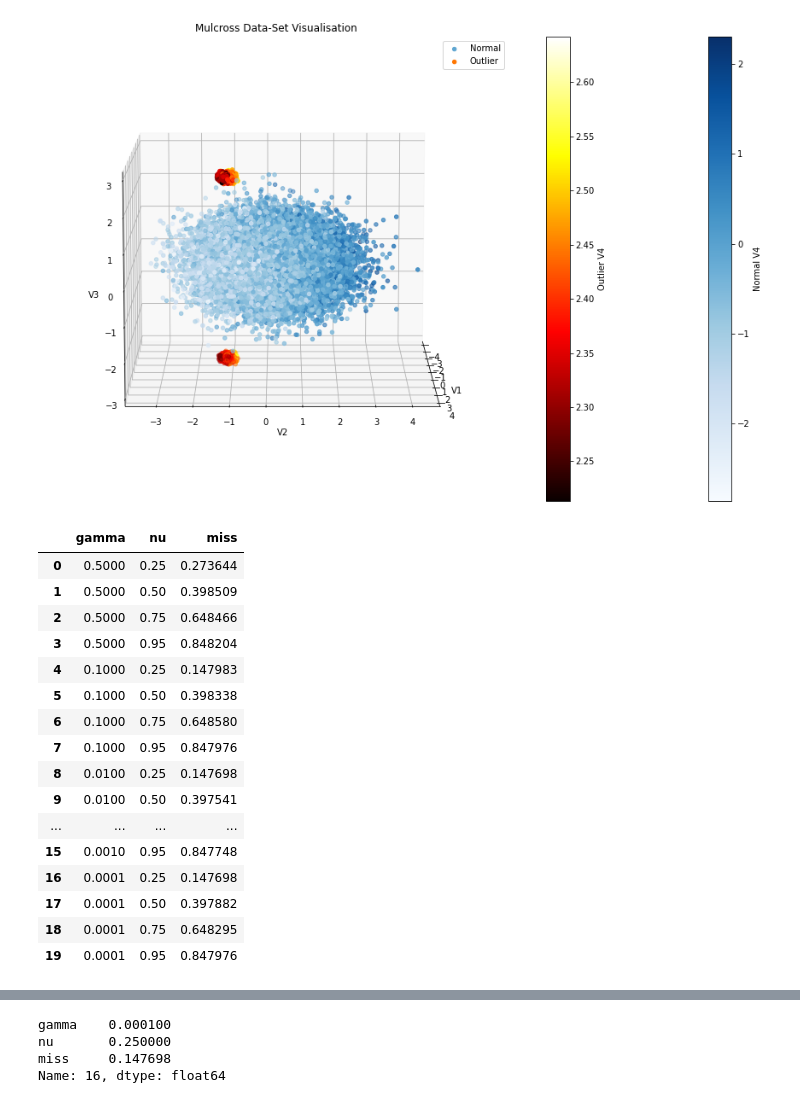
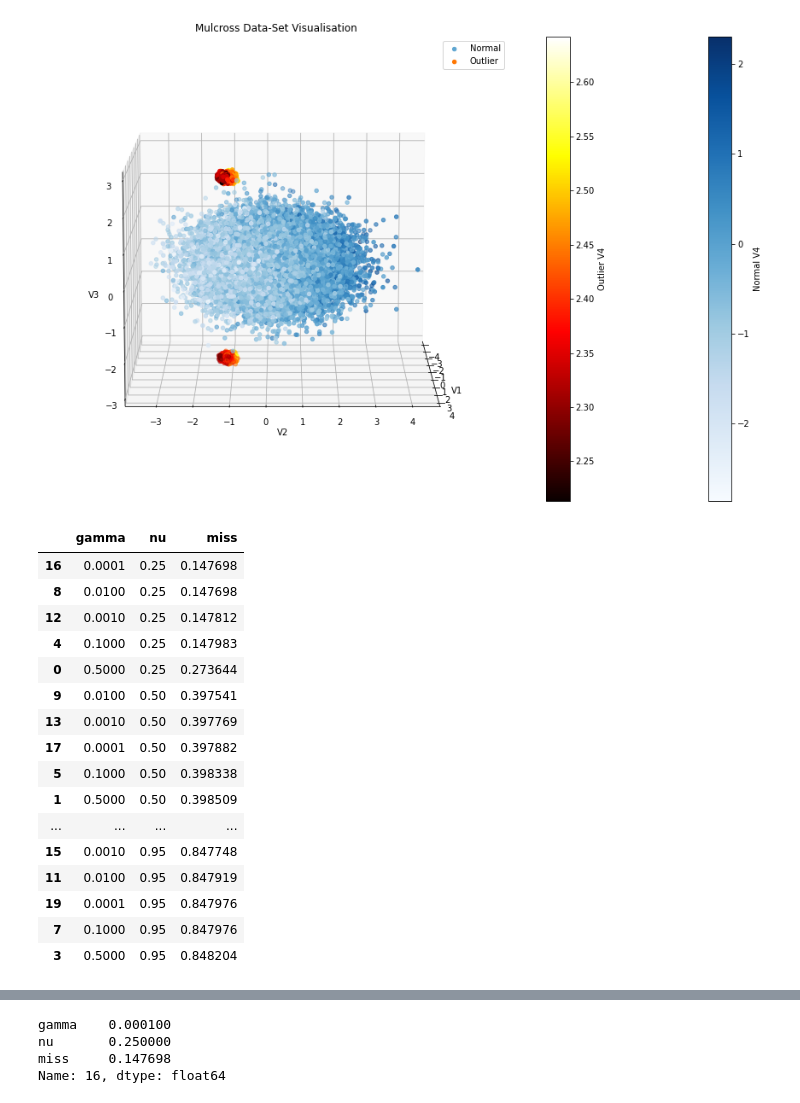
Before and after one commit to MegaCookies88/ML-Project-OutlierDetection, a Jupyter notebook: SVM_mulcross.ipynb, the cells around one changed output, grey strips where cells are left out. Saved outputs shown, nothing was run; the diff lists cells and outputs as text; code cells hidden in the pictures.

```diff
--- a/SVM_mulcross.ipynb
+++ b/SVM_mulcross.ipynb
@@ -122,22 +123,27 @@ p_tab = pd.DataFrame(columns=['gamma','nu','miss'])
 for i in range(0,len(results)):
     p_tab.loc[len(p_tab)] = [inputs[i][0], inputs[i][1], results[i]]
 
-p_tab
+p_tab.to_csv(r'outputs/p_tab.csv', index=False)
-# %% [output]
-|  | gamma | nu | miss |
-| 0 | 0.5000 | 0.25 | 0.273644 |
-| 1 | 0.5000 | 0.50 | 0.398509 |
-| 2 | 0.5000 | 0.75 | 0.648466 |
-| 3 | 0.5000 | 0.95 | 0.848204 |
-| 4 | 0.1000 | 0.25 | 0.147983 |
-| 5 | 0.1000 | 0.50 | 0.398338 |
-| 6 | 0.1000 | 0.75 | 0.648580 |
-| 7 | 0.1000 | 0.95 | 0.847976 |
-| 8 | 0.0100 | 0.25 | 0.147698 |
-| 9 | 0.0100 | 0.50 | 0.397541 |
-| ... | ... | ... | ... |
-| 15 | 0.0010 | 0.95 | 0.847748 |
-| 16 | 0.0001 | 0.25 | 0.147698 |
-| 17 | 0.0001 | 0.50 | 0.397882 |
-| 18 | 0.0001 | 0.75 | 0.648295 |
-| 19 | 0.0001 | 0.95 | 0.847976 |
+# %%
+# Loading the results if already computed
+p_tab = pd.read_csv(r'outputs/p_tab.csv')
+
+p_tab.sort_values(by='miss')
+# %% [output]
+|  | gamma | nu | miss |
+| 16 | 0.0001 | 0.25 | 0.147698 |
+| 8 | 0.0100 | 0.25 | 0.147698 |
+| 12 | 0.0010 | 0.25 | 0.147812 |
+| 4 | 0.1000 | 0.25 | 0.147983 |
+| 0 | 0.5000 | 0.25 | 0.273644 |
+| 9 | 0.0100 | 0.50 | 0.397541 |
+| 13 | 0.0010 | 0.50 | 0.397769 |
+| 17 | 0.0001 | 0.50 | 0.397882 |
+| 5 | 0.1000 | 0.50 | 0.398338 |
+| 1 | 0.5000 | 0.50 | 0.398509 |
+| ... | ... | ... | ... |
+| 15 | 0.0010 | 0.95 | 0.847748 |
+| 11 | 0.0100 | 0.95 | 0.847919 |
+| 19 | 0.0001 | 0.95 | 0.847976 |
+| 7 | 0.1000 | 0.95 | 0.847976 |
+| 3 | 0.5000 | 0.95 | 0.848204 |
```
Also changed, not shown: parts of 4 cells of this notebook, 2 other files.
